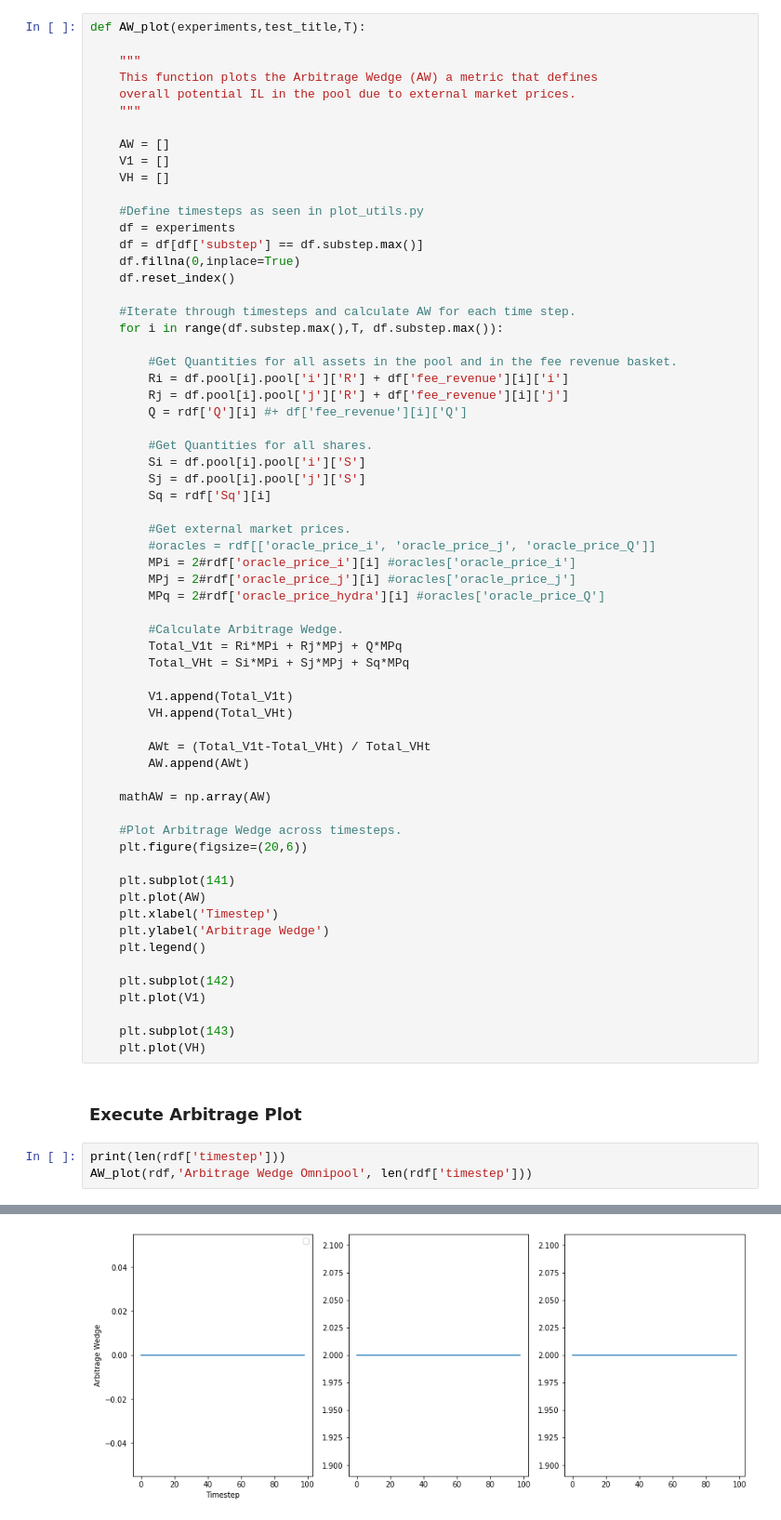
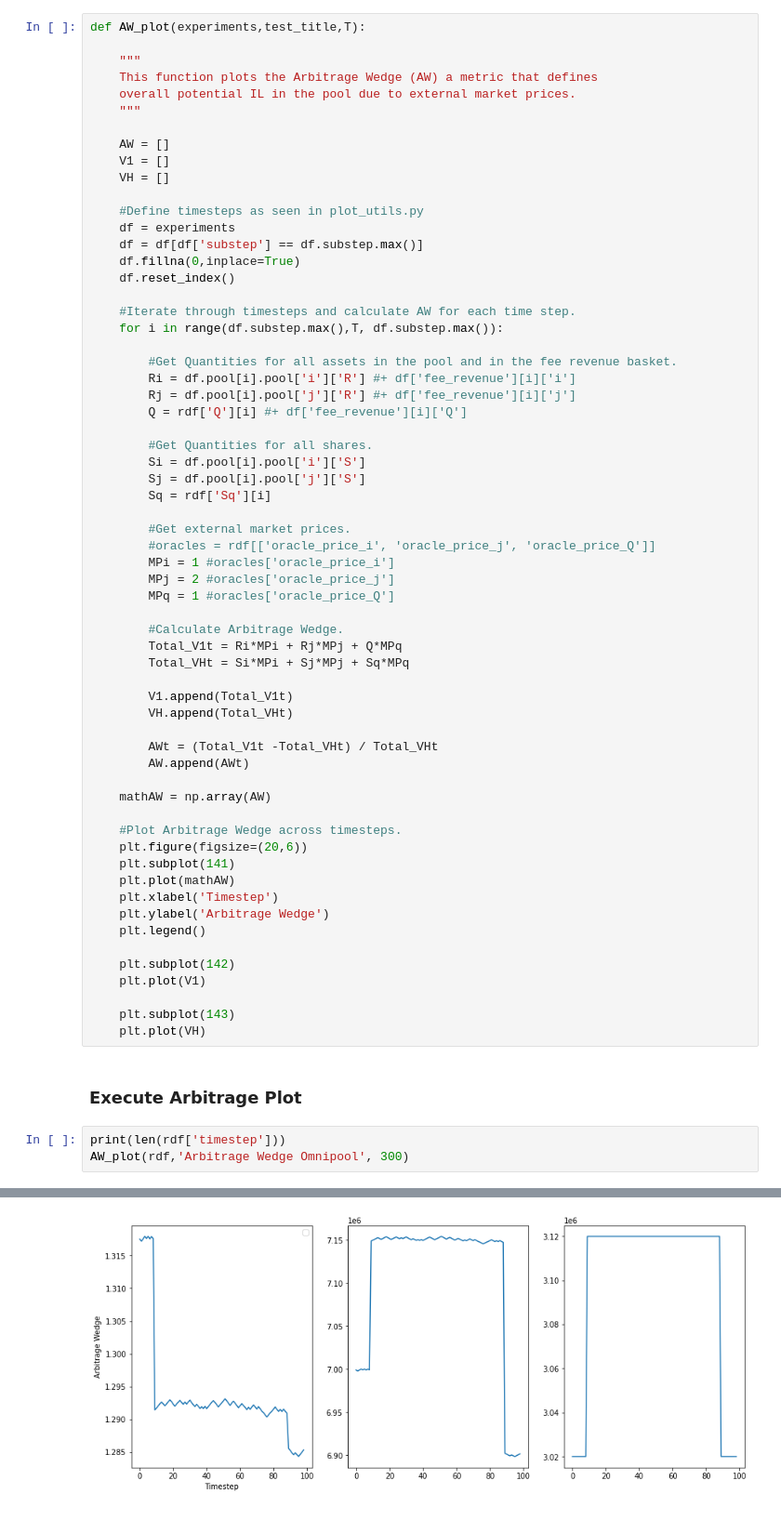
Before and after one commit to patriacaelum/HydraDX-simulations, a Jupyter notebook: Paulina Visualisation.ipynb, the cells around one changed output, grey strips where cells are left out. Shown: that part at 93% size. Cells and saved outputs as stored; diff of their text form.

```diff
--- a/Paulina Visualisation.ipynb
+++ b/Paulina Visualisation.ipynb
@@ -101,8 +108,8 @@ def AW_plot(experiments,test_title,T):
     for i in range(df.substep.max(),T, df.substep.max()):
 
         #Get Quantities for all assets in the pool and in the fee revenue basket.
-        Ri = df.pool[i].pool['i']['R'] + df['fee_revenue'][i]['i']
-        Rj = df.pool[i].pool['j']['R'] + df['fee_revenue'][i]['j']
+        Ri = df.pool[i].pool['i']['R'] #+ df['fee_revenue'][i]['i']
+        Rj = df.pool[i].pool['j']['R'] #+ df['fee_revenue'][i]['j']
         Q = rdf['Q'][i] #+ df['fee_revenue'][i]['Q']
 
         #Get Quantities for all shares.
@@ -112,9 +119,9 @@ def AW_plot(experiments,test_title,T):
 
         #Get external market prices.
         #oracles = rdf[['oracle_price_i', 'oracle_price_j', 'oracle_price_Q']]
-        MPi = 2#rdf['oracle_price_i'][i] #oracles['oracle_price_i']
-        MPj = 2#rdf['oracle_price_j'][i] #oracles['oracle_price_j']
-        MPq = 2#rdf['oracle_price_hydra'][i] #oracles['oracle_price_Q']
+        MPi = 1 #oracles['oracle_price_i']
+        MPj = 2 #oracles['oracle_price_j']
+        MPq = 1 #oracles['oracle_price_Q']
 
         #Calculate Arbitrage Wedge.
         Total_V1t = Ri*MPi + Rj*MPj + Q*MPq
@@ -123,16 +130,15 @@ def AW_plot(experiments,test_title,T):
         V1.append(Total_V1t)
         VH.append(Total_VHt)
 
-        AWt = (Total_V1t-Total_VHt) / Total_VHt
+        AWt = (Total_V1t -Total_VHt) / Total_VHt
         AW.append(AWt)
 
     mathAW = np.array(AW)
 
     #Plot Arbitrage Wedge across timesteps.
     plt.figure(figsize=(20,6))
-
     plt.subplot(141)
-    plt.plot(AW)
+    plt.plot(mathAW)
     plt.xlabel('Timestep')
     plt.ylabel('Arbitrage Wedge')
     plt.legend()
@@ -146,6 +152,6 @@ def AW_plot(experiments,test_title,T):
 ### Execute Arbitrage Plot
 # %%
 print(len(rdf['timestep']))
-AW_plot(rdf,'Arbitrage Wedge Omnipool', len(rdf['timestep']))
+AW_plot(rdf,'Arbitrage Wedge Omnipool', 300)
 # %% [output]
 No handles with labels found to put in legend.
@@ -153 +159 @@ No handles with labels found to put in legend.
-[figure, old version]
+[figure, new version]
```
Also changed, not shown: parts of 5 cells of this notebook, 2 other files.
